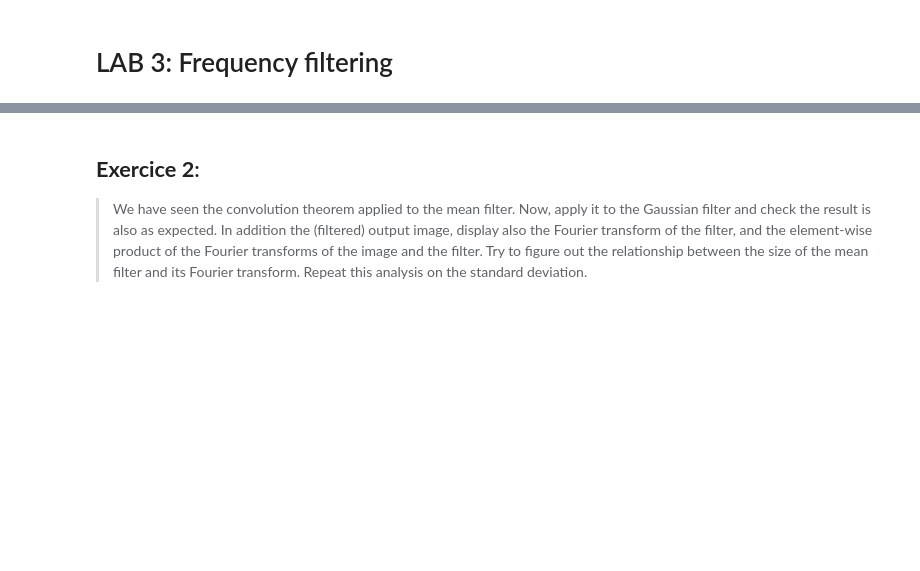
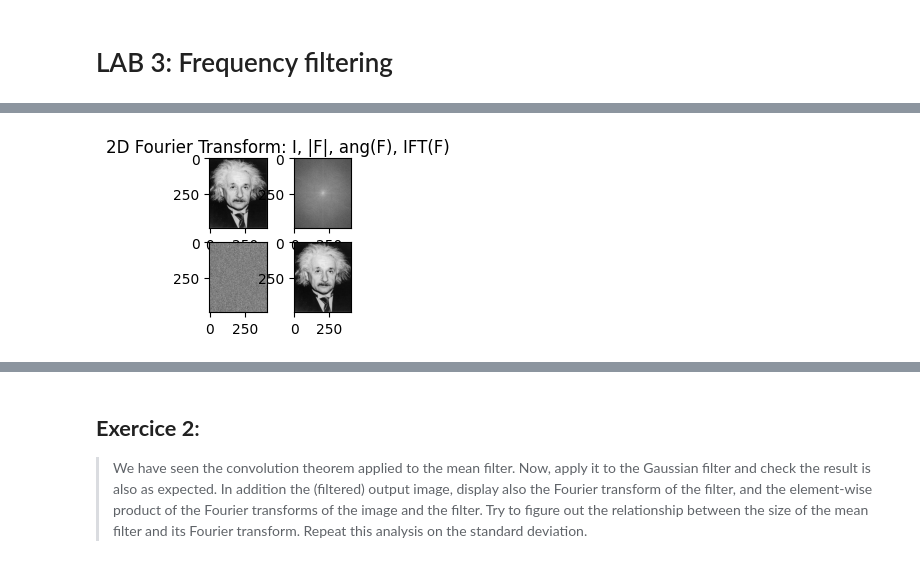
Before and after one commit to mihaiBront/master_SistemasInteligentes, a Jupyter notebook: SJK002_ComputerVision/LAB3/MihaiBront_LAB3_FrequencyFiltering.ipynb, the cells around one changed output, grey strips where cells are left out. Saved outputs shown, nothing was run; the diff lists cells and outputs as text; code cells hidden in the pictures; blank space fills up the shorter version.

```diff
--- a/SJK002_ComputerVision/LAB3/MihaiBront_LAB3_FrequencyFiltering.ipynb
+++ b/SJK002_ComputerVision/LAB3/MihaiBront_LAB3_FrequencyFiltering.ipynb
@@ -2,0 +148,85 @@
+# %%
+# -----------------
+# Test image files
+# -----------------
+path_input = './imgs-P3/'
+path_output = './imgs-out-P3/'
+bAllFiles = False
+if bAllFiles:
+    files = glob.glob(path_input + "*.pgm")
+else:
+    files = [path_input + 'einstein.jpg']  # lena255, habas, mimbre
+
+# --------------------
+# Tests to perform
+# --------------------
+bAllTests = True
+if bAllTests:
+    tests = ['testFT', 'testConvTheo', 'testBandPassFilter']
+else:
+    tests = ['testFT']
+    tests = ['testConvTheo']
+    tests = ['testBandPassFilter']
+
+# -------------------------------------------------------------------
+# Dictionary of user-friendly names for each function ("test") name
+# -------------------------------------------------------------------
+
+nameTests = {'testFT': '2D Fourier Transform',
+             'testConvTheo': 'Convolution Theorem (tested on mean filter)',
+             'testBandPassFilter': 'Frequency-based filters ("high/low/band-pass")'
+             }
+
+bSaveResultImgs = False
+
+testsUsingPIL = []  # which test(s) uses PIL images as input (instead of NumPy 2D arrays)
+
+
+# -----------------------------------------
+# Apply defined tests and display results
+# -----------------------------------------
+
+def doTests():
+    print("Testing on", files)
+    for imfile in files:
+        im_pil = Image.open(imfile).convert('L')
+        im = np.array(im_pil)  # from Image to array
+
+        for test in tests:
+            if test is "testFT":
+                params = {}
+                subTitle = ": I, |F|, ang(F), IFT(F)"
+            elif test is "testConvTheo":
+                params = {}
+                params['filterSize'] = 7
+                subTitle = ": I, I*M, IFT(FT(I).FT(M))"
+            else:
+                params = {}
+                r,R = 5,None # for low-pass filter
+                # 5,30 for band-pass filter
+                # None, 30 for high-pass filter
+                params['r'], params['R'] = r,R
+                # let's assume r and R are not both None simultaneously
+                if r is None:
+                    filter="high pass" + " (R=" + str(R) + ")"
+                elif R is None:
+                    filter="low pass" + " (r=" + str(r) + ")"
+                else:
+                    filter="band pass" + " (r=" + str(r) + ", R=" + str(R) + ")"
+                subTitle = ", " + filter + " filter"
+
+            if test in testsUsingPIL:
+                outs_pil = eval(test)(im_pil, params)
+                outs_np = vpu.pil2np(outs_pil)
+            else:
+                # apply test to given image and given parameters
+                outs_np = eval(test)(im, params)
+            print("# images", len(outs_np))
+            print(len(outs_np))
+
+            vpu.showInGrid([im] + outs_np, title=nameTests[test] + subTitle)
+
+
+if __name__ == "__main__":
+    doTests()
+# %% [output]
@@ -2,0 +237 @@
+[figure, added]
```
Also changed, not shown: parts of 46 cells of this notebook, 1 other file.
